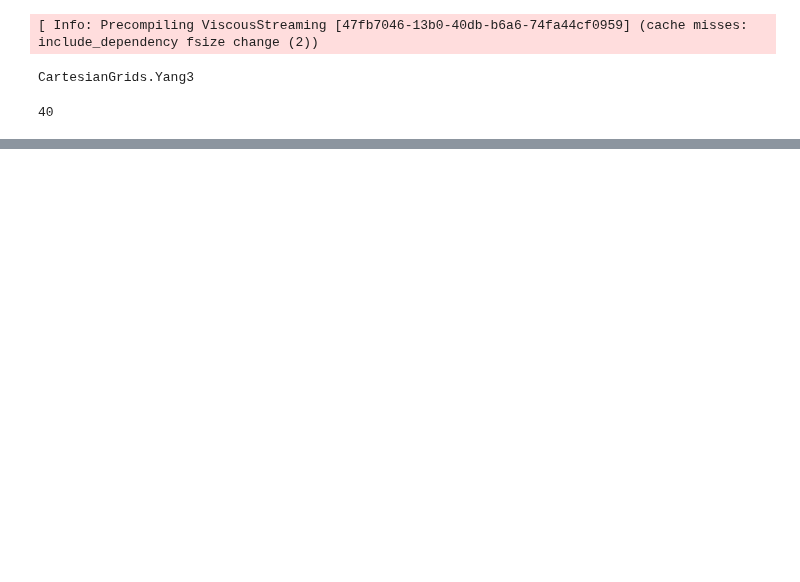
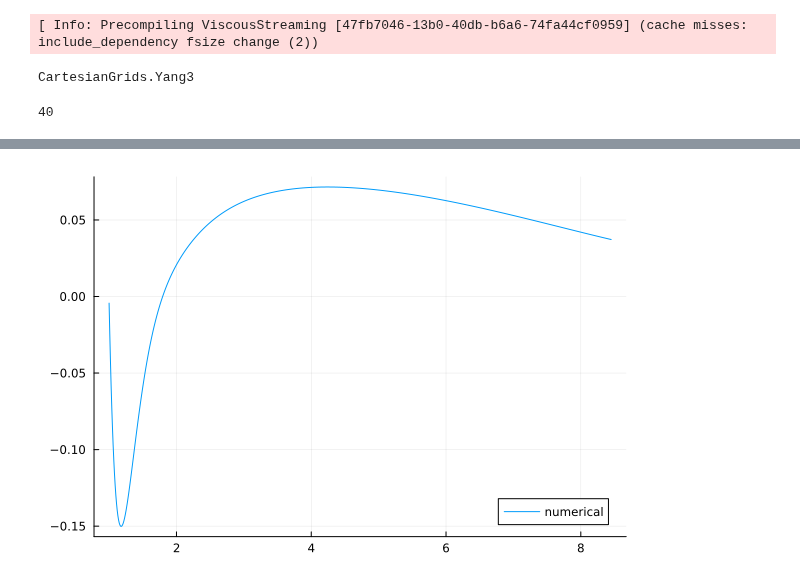
Before and after one commit to jdeldre/ViscousStreaming.jl, a Jupyter notebook: notebooks/test_numerical.ipynb, the cells around one changed output, grey strips where cells are left out. Drawn from its saved outputs; the diff is of its cells as text; code cells hidden in the pictures; blank space fills up the shorter version.

```diff
--- a/notebooks/test_numerical.ipynb
+++ b/notebooks/test_numerical.ipynb
@@ -62,0 +74,6 @@ plot(real(s1),sys1, levels=range(-1,1,length=40),clim=(-1,1), cbar=true, xlim=(-
+# %%
+s2_itp = interpolatable_field(real(s2), sys);
+r = 1:0.01:Lx/sqrt(2)
+plot(r, s2_itp.(r/sqrt(2), r/sqrt(2)), label="numerical")
+# %% [output]
+[figure, added]
```
Also changed, not shown: parts of 9 cells of this notebook, 1 other file.
